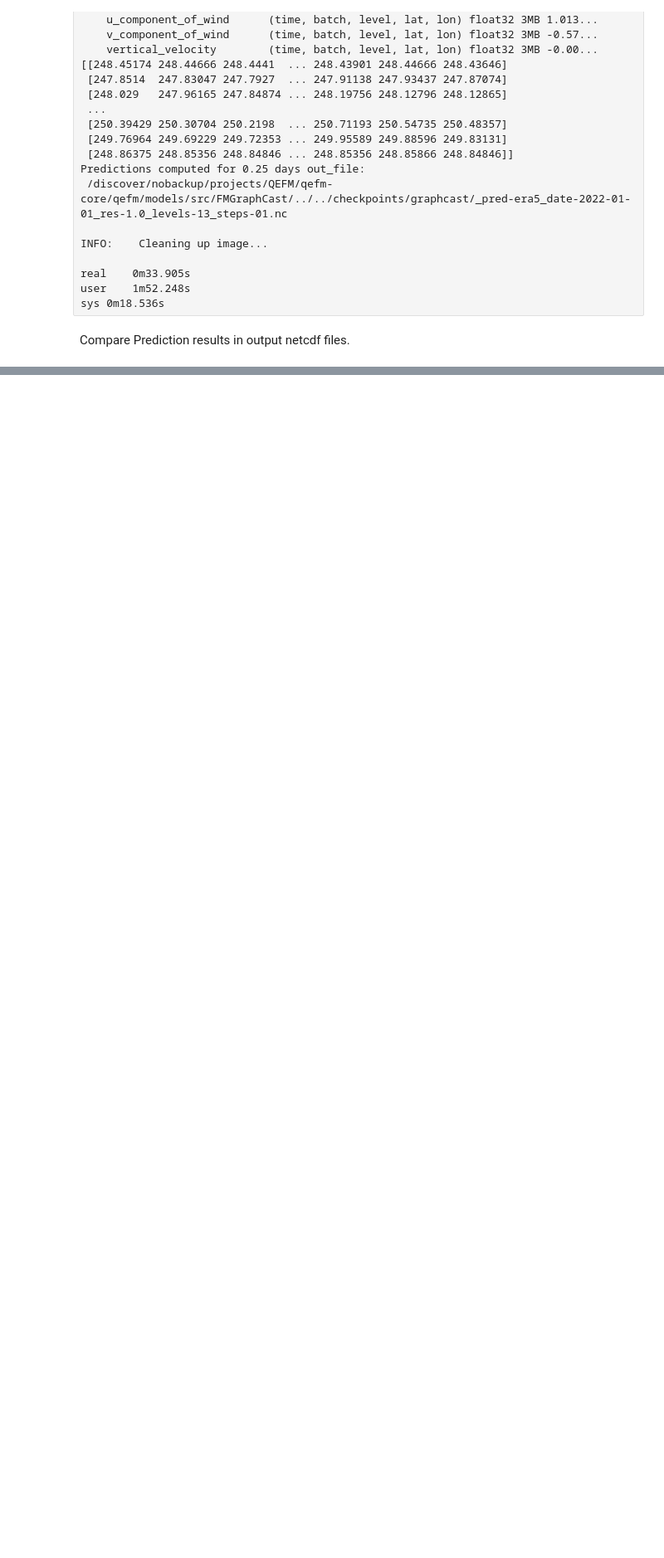
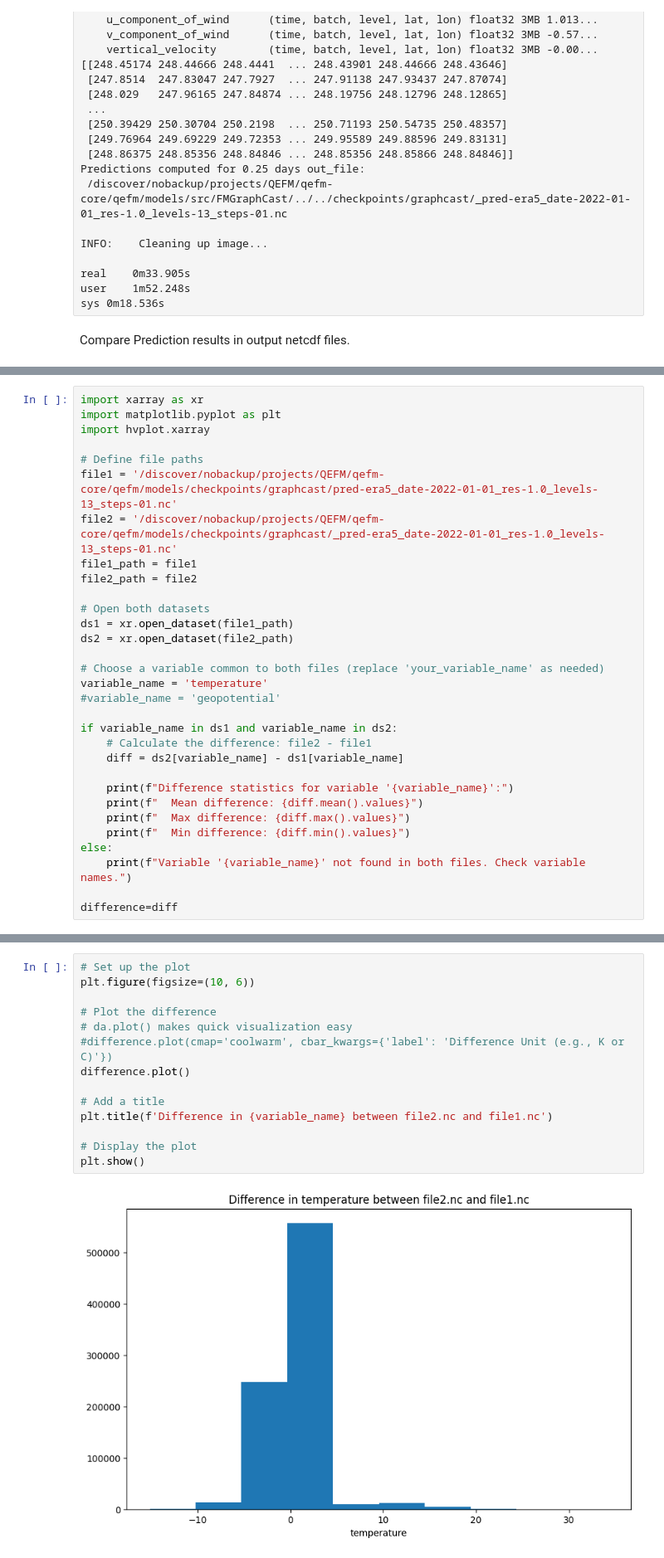
Before and after one commit to nasa-nccs-hpda/qefm-core, a Jupyter notebook: data/NSE/notebooks/obs_to_graphcast.ipynb, the cells around one changed output, grey strips where cells are left out. Shown at 83% size. Drawn from its saved outputs; the diff is of its cells as text; blank space fills up the shorter version.

Commit message:
added grid plots

```diff
--- a/data/NSE/notebooks/obs_to_graphcast.ipynb
+++ b/data/NSE/notebooks/obs_to_graphcast.ipynb
@@ -506,0 +474,31 @@ Max difference: 34.22456359863281
+# %%
+import xarray as xr
+import matplotlib.pyplot as plt
+import hvplot.xarray
+
+# Define file paths
+file1 = '/discover/nobackup/projects/QEFM/qefm-core/qefm/models/checkpoints/graphcast/pred-era5_date-2022-01-01_res-1.0_levels-13_steps-01.nc'
+file2 = '/discover/nobackup/projects/QEFM/qefm-core/qefm/models/checkpoints/graphcast/_pred-era5_date-2022-01-01_res-1.0_levels-13_steps-01.nc'
+file1_path = file1
+file2_path = file2
+
+# Open both datasets
+ds1 = xr.open_dataset(file1_path)
+ds2 = xr.open_dataset(file2_path)
+
+# Choose a variable common to both files (replace 'your_variable_name' as needed)
+variable_name = 'temperature'
+#variable_name = 'geopotential'
+
+if variable_name in ds1 and variable_name in ds2:
+    # Calculate the difference: file2 - file1
+    diff = ds2[variable_name] - ds1[variable_name]
+
+    print(f"Difference statistics for variable '{variable_name}':")
+    print(f"  Mean difference: {diff.mean().values}")
+    print(f"  Max difference: {diff.max().values}")
+    print(f"  Min difference: {diff.min().values}")
+else:
+    print(f"Variable '{variable_name}' not found in both files. Check variable names.")
+
+difference=diff
@@ -506,0 +512,16 @@ Max difference: 34.22456359863281
+# %%
+# Set up the plot
+plt.figure(figsize=(10, 6))
+
+# Plot the difference
+# da.plot() makes quick visualization easy
+#difference.plot(cmap='coolwarm', cbar_kwargs={'label': 'Difference Unit (e.g., K or C)'})
+difference.plot()
+
+# Add a title
+plt.title(f'Difference in {variable_name} between file2.nc and file1.nc')
+
+# Display the plot
+plt.show()
+# %% [output]
+[figure, added]
```
Also changed, not shown: parts of 18 cells of this notebook.
